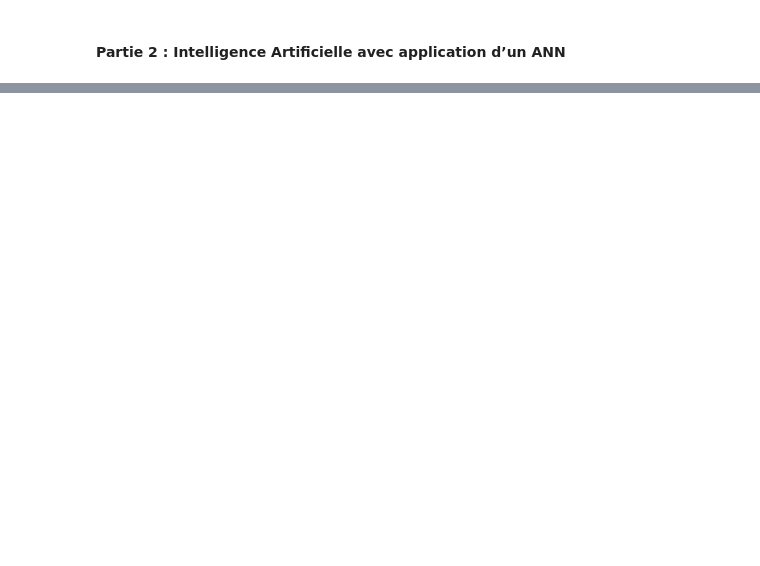
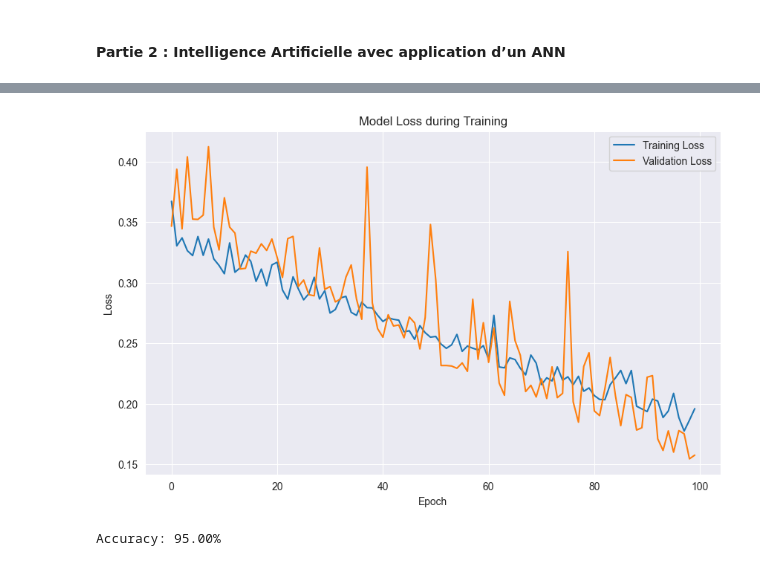
Before and after one commit to Marouan19/Deep_learning_Labs, a Jupyter notebook: ANN/Exercice2/Exercice2.ipynb, the cells around one changed output, grey strips where cells are left out. Drawn from its saved outputs; the diff is of its cells as text; code cells hidden in the pictures; blank space fills up the shorter version.

```diff
--- a/ANN/Exercice2/Exercice2.ipynb
+++ b/ANN/Exercice2/Exercice2.ipynb
@@ -258,0 +337,7 @@ plt.show()
+# %%
+import numpy as np
+X = X.select_dtypes(include=[np.number])
+# Définir la variable cible
+y = data['Catégorie_TRS_Encoded']
+# %%
+X_train, X_test, y_train, y_test = train_test_split(X, y, test_size=0.2, random_state=42)
@@ -258,0 +356,4 @@ plt.show()
+# %%
+model.compile(optimizer='adam', loss='sparse_categorical_crossentropy', metrics=['accuracy'])
+# %%
+history = model.fit(X_train, y_train, epochs=100, batch_size=10, verbose=1, validation_split=0.2)
@@ -258,0 +385,19 @@ plt.show()
+# %%
+# Visualisation de la courbe d'apprentissage
+plt.figure(figsize=(10, 6))
+plt.plot(history.history['loss'], label='Training Loss')
+plt.plot(history.history['val_loss'], label='Validation Loss')
+plt.title('Model Loss during Training')
+plt.xlabel('Epoch')
+plt.ylabel('Loss')
+plt.legend()
+plt.grid(True)
+plt.show()
+# %% [output]
+[figure, added]
+# %%
+from sklearn.metrics import accuracy_score
+accuracy = accuracy_score(y_test, y_pred_classes)
+print(f'Accuracy: {accuracy * 100:.2f}%')
+# %% [output]
+Accuracy: 95.00%
```
Also changed, not shown: parts of 22 cells of this notebook.
